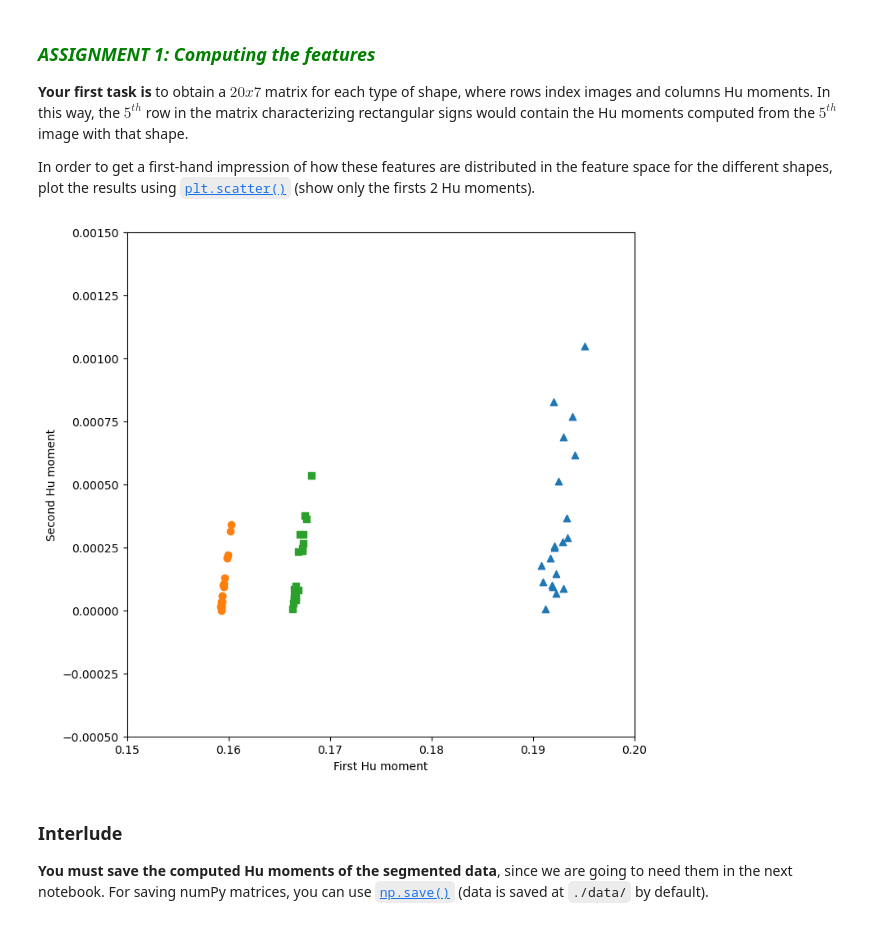
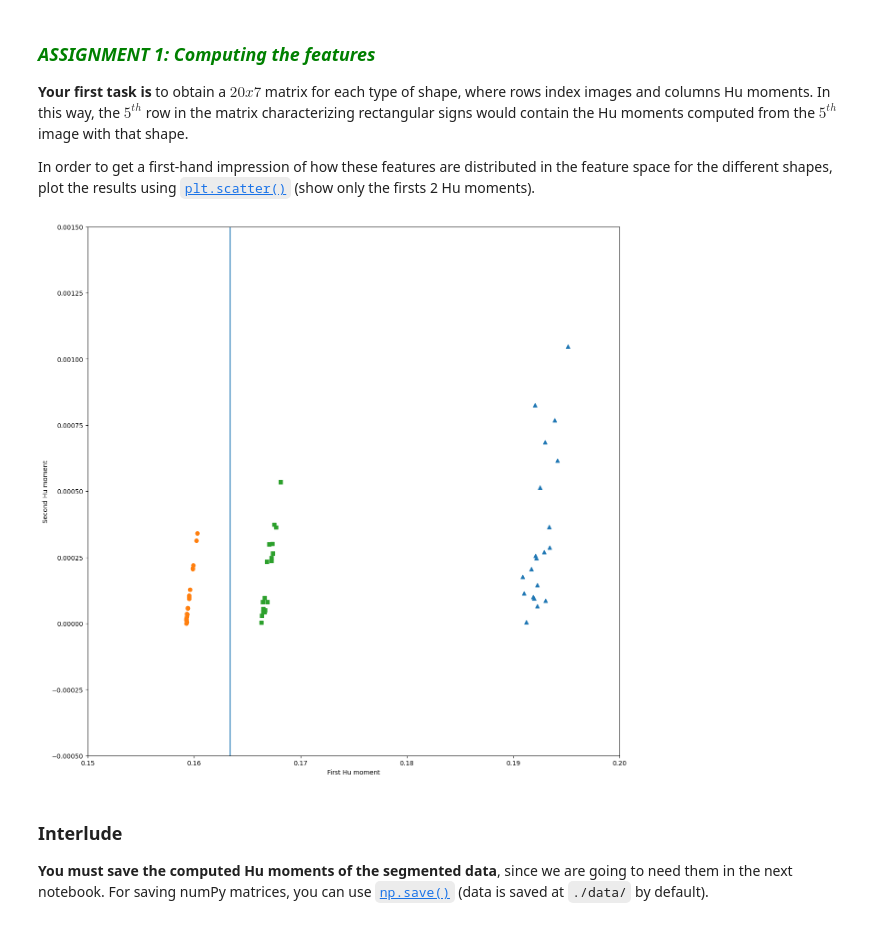
Before and after one commit to BeatrizInversa/uma_cv_2023, a Jupyter notebook: Chapter 07. Object Recognition/7.1 Discriminant functions.ipynb, the cells around one changed output. Cells and saved outputs as stored; diff of their text form; code cells hidden in the pictures.

```diff
--- a/Chapter 07. Object Recognition/7.1 Discriminant functions.ipynb
+++ b/Chapter 07. Object Recognition/7.1 Discriminant functions.ipynb
@@ -136,39 +136,43 @@ def image_moments(region):
 # %%
 # Compute Hu moments for circle shape
 hu_circles = np.zeros((20,7))
 
 for i in range(20):
     img = cv2.imread(images_path + "circles/" + str(i) + ".png", 0)
     moments = image_moments(img)
-    hu_circles[i,0:7] = cv2.HuMoments(moments).flatten()
+    hu_circles[i,:] = cv2.HuMoments(moments).flatten()
 
 # Compute Hu moments for square shape
 hu_squares = np.zeros((20,7))
 
 for i in range(20):
     img = cv2.imread(images_path + "squares/" + str(i) + ".png", 0)
     moments = image_moments(img)
-    hu_squares[i,0:7] = cv2.HuMoments(moments).flatten()
+    hu_squares[i,:] = cv2.HuMoments(moments).flatten()
 
 # Compute Hu moments hor triangle shape
 hu_triangles = np.zeros((20,7))
 
 for i in range(20):
     img = cv2.imread(images_path + "triangles/" + str(i) + ".png", 0)
     moments = image_moments(img)
-    hu_triangles[i,0:7] = cv2.HuMoments(moments).flatten()
+    hu_triangles[i,:] = cv2.HuMoments(moments).flatten()
 
 # Define plot axis
 plt.axis([0.15, 0.2, -0.0005, 0.0015])
 
 # Plot firsts two Hu moments
 plt.xlabel("First Hu moment")
 plt.ylabel("Second Hu moment")
-plt.scatter(hu_triangles[0:20,0],hu_triangles[0:20,1],marker="^")
-plt.scatter(hu_circles[0:20,0],hu_circles[0:20,1], marker="o")
-plt.scatter(hu_squares[0:20,0],hu_squares[0:20,1], marker="s");
+plt.scatter(hu_triangles[:,0],hu_triangles[:,1],marker="^")
+plt.scatter(hu_circles[:,0],hu_circles[:,1], marker="o")
+plt.scatter(hu_squares[:,0],hu_squares[:,1], marker="s");
+
+x = np.linspace(0.1634, 0.1634, 1000)
+y = np.linspace(-0.0005, 0.0015, 1000)
+plt.plot(x,y);
 # %% [output]
-[figure, old version]
+[figure, new version]
 # %% [markdown]
 ### Interlude
 
```
Also changed, not shown: parts of 5 cells of this notebook.
